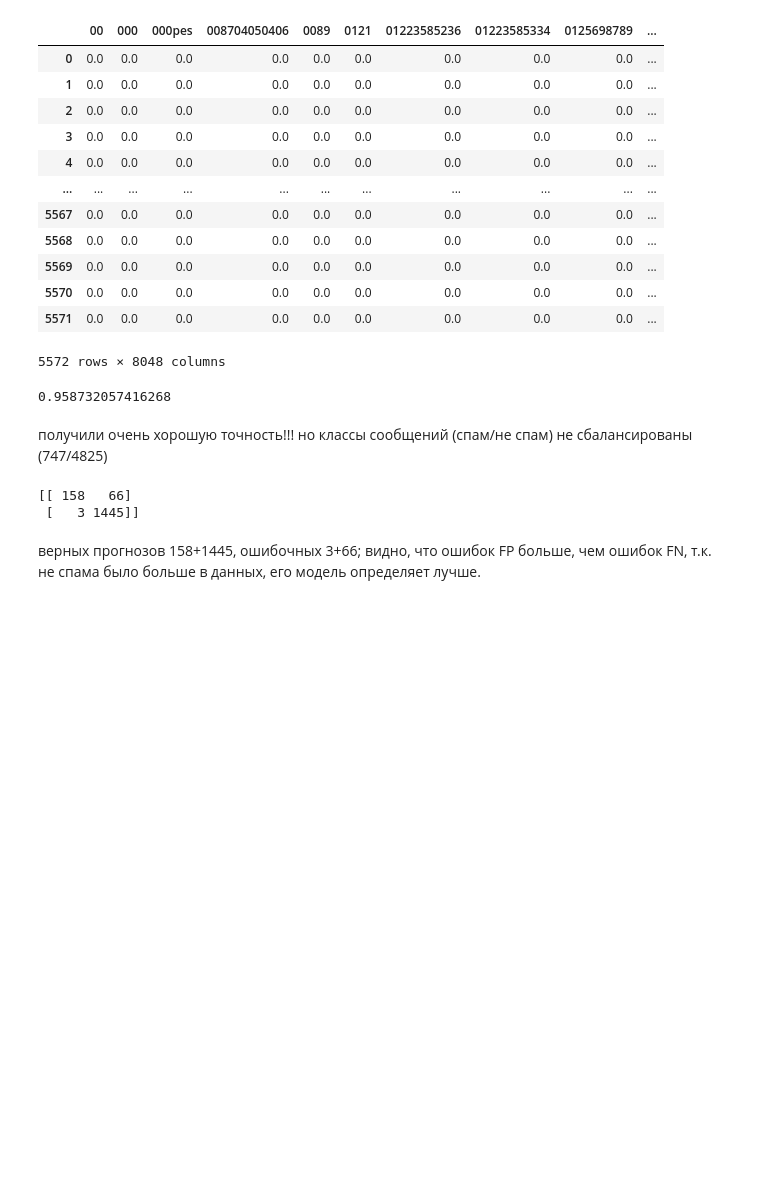
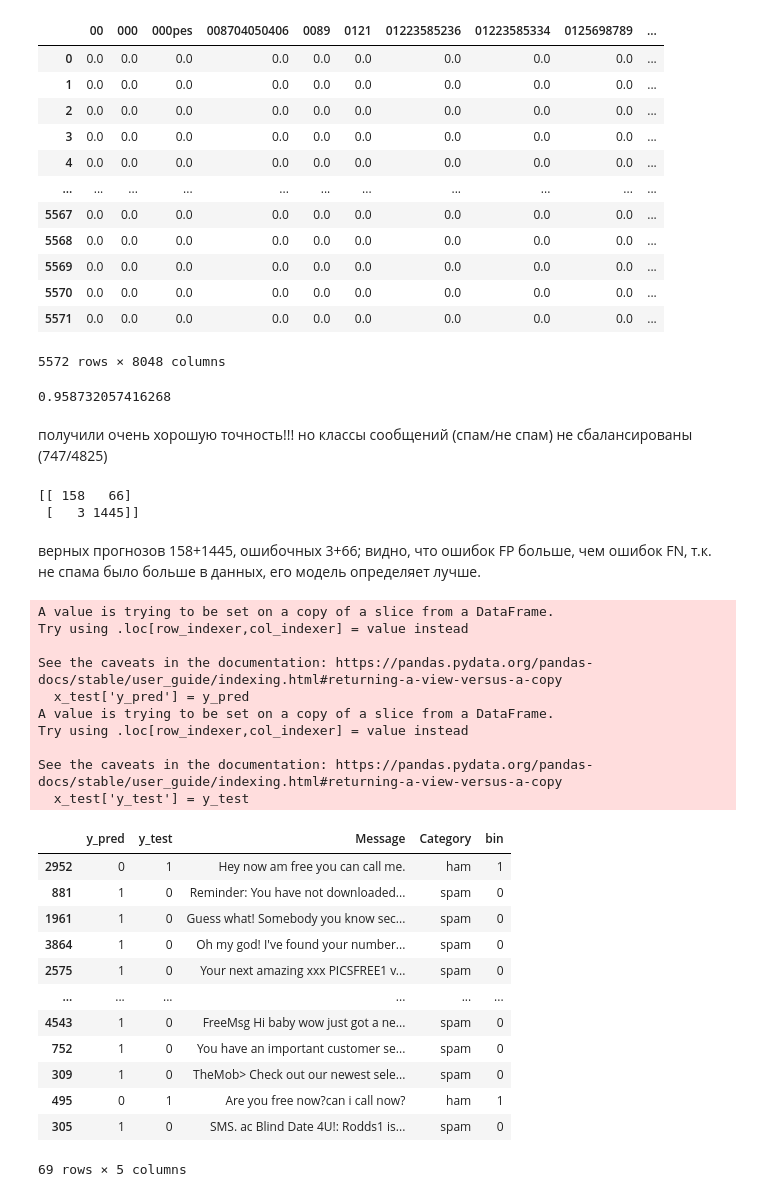
Before and after one commit to katrinnet/netology, a Jupyter notebook: lecture_21/DZ21.ipynb, the cells around one changed output. Saved outputs shown, nothing was run; the diff lists cells and outputs as text; code cells hidden in the pictures; blank space fills up the shorter version.

```diff
--- a/lecture_21/DZ21.ipynb
+++ b/lecture_21/DZ21.ipynb
@@ -227,3 +227,34 @@ print(confusion_matrix)
  [   3 1445]]
 # %% [markdown]
 верных прогнозов 158+1445, ошибочных 3+66; видно, что ошибок FP больше, чем ошибок FN, т.к. не спама было больше в данных, его модель определяет лучше.
+# %%
+x_test['y_pred'] = y_pred
+x_test['y_test'] = y_test
+x_test = x_test[['y_pred', 'y_test']]
+x_test_loc = x_test.loc[x_test['y_pred'] != x_test['y_test']]
+x_test_loc = x_test_loc.merge(df[['Message', 'Category', 'bin']], how='inner', left_index=True, right_index=True)
+x_test_loc
+# %% [output]
+A value is trying to be set on a copy of a slice from a DataFrame.
+Try using .loc[row_indexer,col_indexer] = value instead
+
+See the caveats in the documentation: https://pandas.pydata.org/pandas-docs/stable/user_guide/indexing.html#returning-a-view-versus-a-copy
+  x_test['y_pred'] = y_pred
+A value is trying to be set on a copy of a slice from a DataFrame.
+Try using .loc[row_indexer,col_indexer] = value instead
+
+See the caveats in the documentation: https://pandas.pydata.org/pandas-docs/stable/user_guide/indexing.html#returning-a-view-versus-a-copy
+  x_test['y_test'] = y_test
+|  | y_pred | y_test | Message | Category | bin |
+| 2952 | 0 | 1 | Hey now am free you can call me. | ham | 1 |
+| 881 | 1 | 0 | Reminder: You have not downloaded... | spam | 0 |
+| 1961 | 1 | 0 | Guess what! Somebody you know sec... | spam | 0 |
+| 3864 | 1 | 0 | Oh my god! I've found your number... | spam | 0 |
+| 2575 | 1 | 0 | Your next amazing xxx PICSFREE1 v... | spam | 0 |
+| ... | ... | ... | ... | ... | ... |
+| 4543 | 1 | 0 | FreeMsg Hi baby wow just got a ne... | spam | 0 |
+| 752 | 1 | 0 | You have an important customer se... | spam | 0 |
+| 309 | 1 | 0 | TheMob> Check out our newest sele... | spam | 0 |
+| 495 | 0 | 1 | Are you free now?can i call now? | ham | 1 |
+| 305 | 1 | 0 | SMS. ac Blind Date 4U!: Rodds1 is... | spam | 0 |
+69 rows × 5 columns
```
Also changed, not shown: parts of 3 cells of this notebook.
